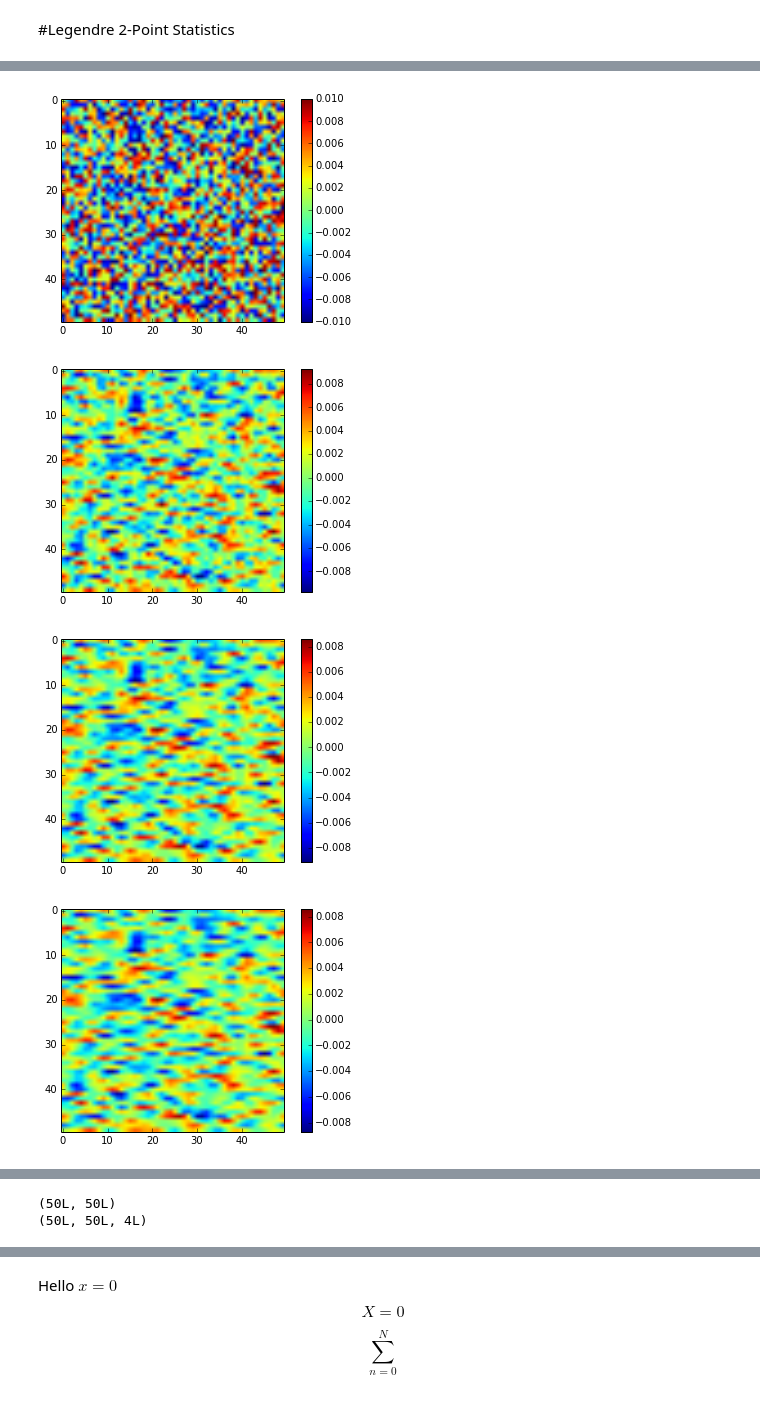
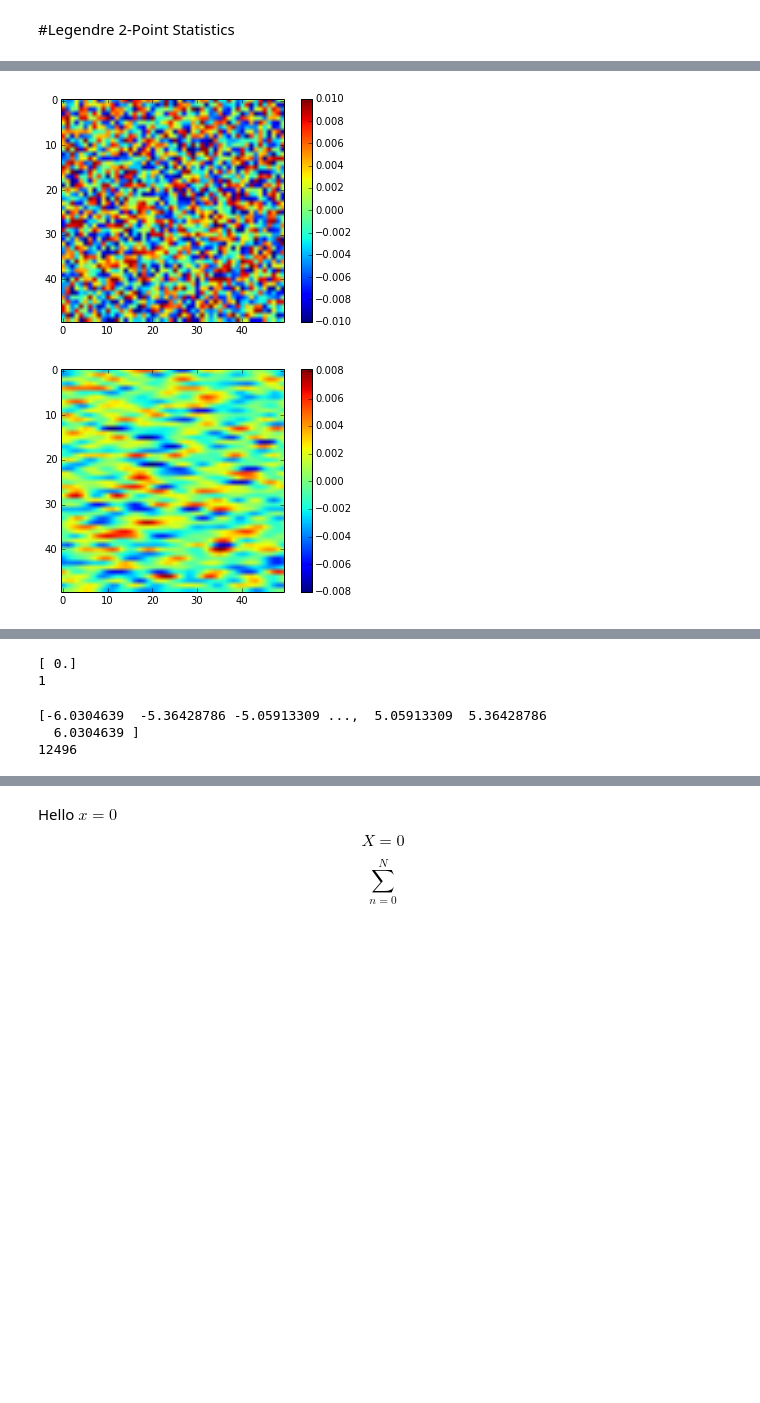
Before and after one commit to davidbrough1/2_point_statistics_Legendre, a Jupyter notebook: Legendre 2-point.ipynb, the cells around one changed output, grey strips where cells are left out. Cells and saved outputs as stored; diff of their text form; code cells hidden in the pictures; blank space fills up the shorter version.

Commit message:
Computed coeff. for continous 2-pt. statistics
Legendre polynomial basis function is employed
to compute 2-pt statistics for continous
representations.

```diff
--- a/Legendre 2-point.ipynb
+++ b/Legendre 2-point.ipynb
@@ -14,5 +15,4 @@ t_steps = 10
 
 size =(50, 50)
 Data = np.zeros(size + (t_steps,))
-X0 = np.
-for ii in range(t_steps):
+#for ii in range(t_steps):
@@ -48,11 +46,10 @@ for ii in range(t_steps - 1):
     Data[:, :, ii + 1] = ch.response
 # %%
 for ii in range(t_steps):
-    plt.figure()
-    plt.imshow(Data[:, :, ii])
-    plt.colorbar()
+    if ii == 0 or ii == (t_steps - 1):
+        plt.figure()
+        plt.imshow(Data[:, :, ii])
+        plt.colorbar()
 # %% [output]
-[figure, old version]
+[figure, new version]
-[figure, old version]
+[figure, new version]
-[figure, removed]
-[figure, removed]
@@ -67,9 +58,20 @@ n_states = 4
 LegBasis = LegendreBasis(n_states=n_states, domain=[-1, 1])
-# %%
-X = Data[:, :, -1] # Last time step
-X_ = LegBasis.discretize(X)
-print X.shape
-print X_.shape
-# %% [output]
-(50L, 50L)
-(50L, 50L, 4L)
+# %%
+X_end = Data[:, :, -1]# Last time step
+X_start = Data[..., 0]
+X_end_ = LegBasis.discretize(X_end)
+X_start_ = LegBasis.discretize(X_start)
+print np.unique(X_end.imag)
+print len(np.unique(X_end.imag))
+# %% [output]
+[ 0.]
+1
+# %%
+FX_end_ = np.fft.fftn(X_end_, axes=(0, 1))
+FX_start_ = np.fft.fftn(X_start_, axes=(0, 1))
+print np.unique(FX_end_.imag)
+print len(np.unique(FX_end_.imag))
+# %% [output]
+[-6.0304639  -5.36428786 -5.05913309 ...,  5.05913309  5.36428786
+  6.0304639 ]
+12496
```
Also changed, not shown: parts of 15 cells of this notebook.
